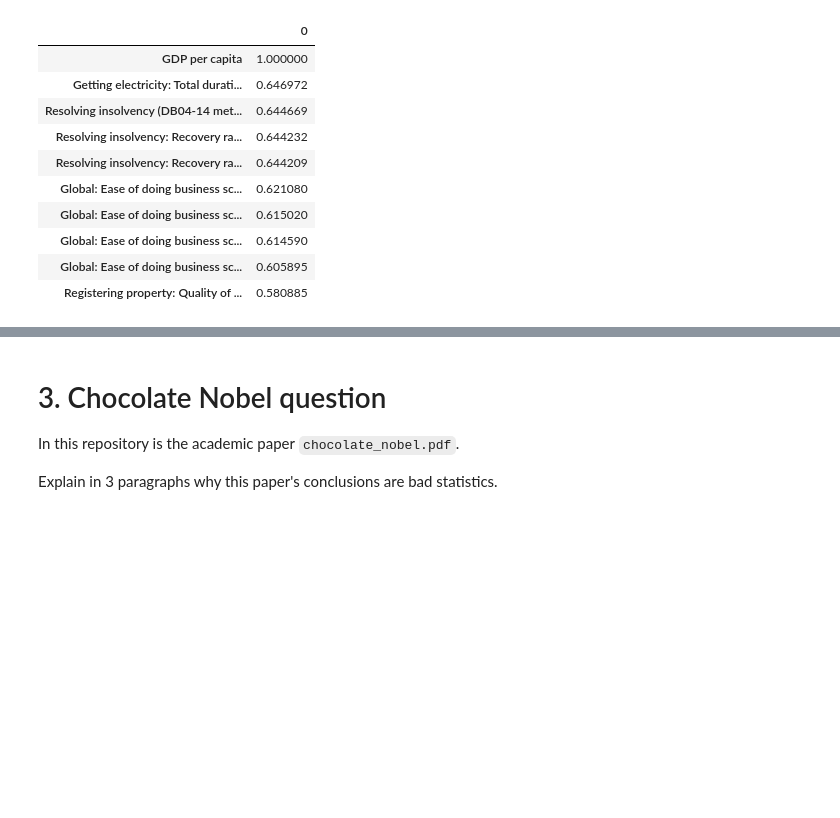
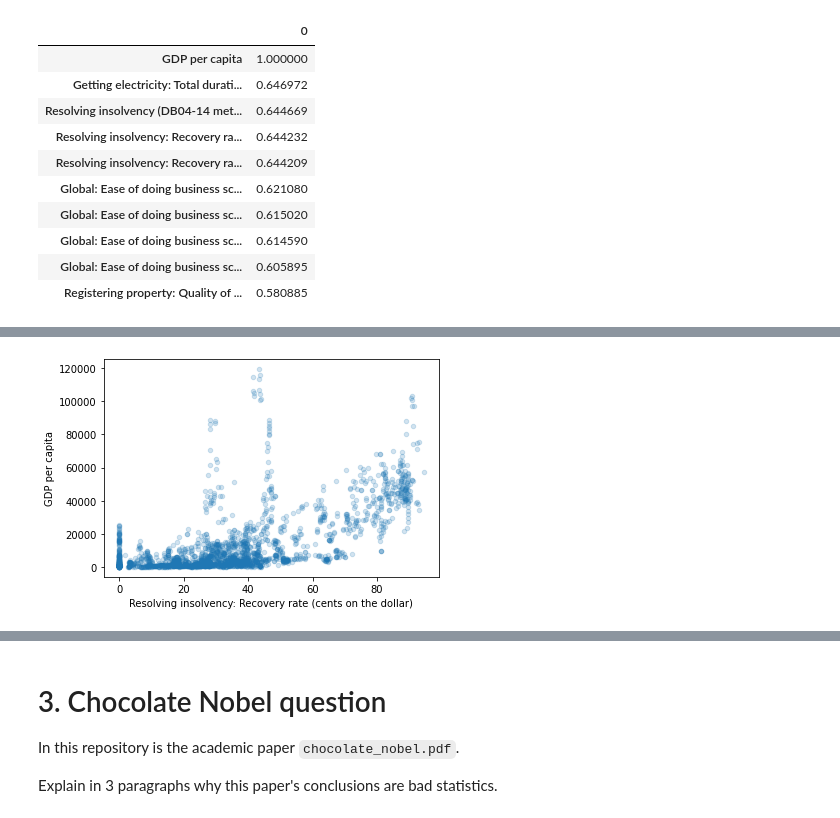
Before and after one commit to cb-ds-1/m2-5-storytelling, a Jupyter notebook: Workshop.ipynb, the cells around one changed output, grey strips where cells are left out. Cells and saved outputs as stored; diff of their text form; code cells hidden in the pictures; blank space fills up the shorter version.

```diff
--- a/Workshop.ipynb
+++ b/Workshop.ipynb
@@ -90,0 +100,5 @@ df_final.sort_values(by=0,ascending=False).head(10)
+# %%
+merge_df.plot(y='GDP per capita', x="Resolving insolvency: Recovery rate (cents on the dollar)", kind='scatter', alpha = 0.2)
+plt.show()
+# %% [output]
+[figure, added]
```
Also changed, not shown: parts of 3 cells of this notebook.
